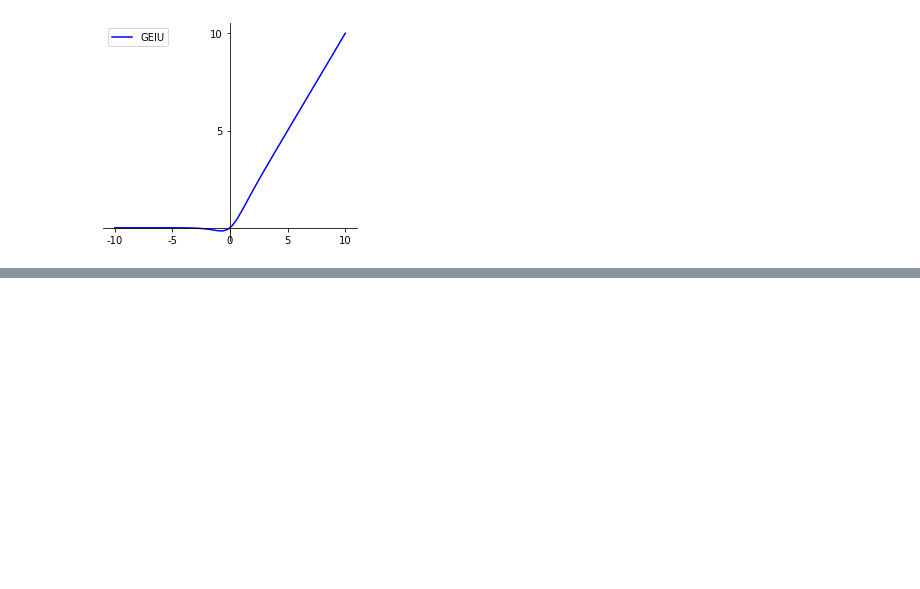
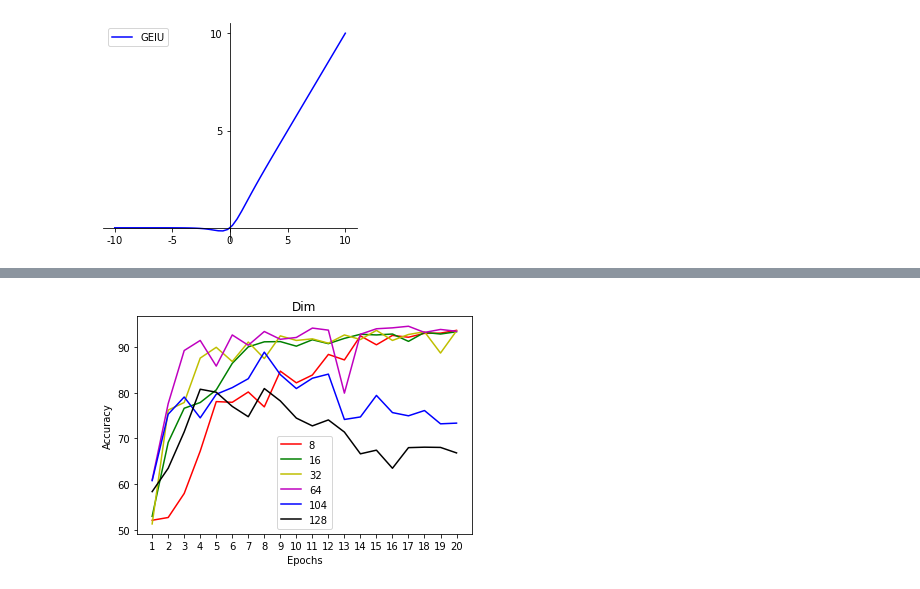
Before and after one commit to JoshuaXueJH/5100_eye_clinic, a Jupyter notebook: eye_clinic.ipynb, the cells around one changed output, grey strips where cells are left out. Saved outputs shown, nothing was run; the diff lists cells and outputs as text; code cells hidden in the pictures; blank space fills up the shorter version.

```diff
--- a/eye_clinic.ipynb
+++ b/eye_clinic.ipynb
@@ -499,0 +515,17 @@ plt.show()
+# %%
+dim_df = pd.read_csv('data/eye/dim.csv', engine='python')
+plt.plot(dim_df.iloc[0], color='r')
+plt.plot(dim_df.iloc[1], color='g')
+plt.plot(dim_df.iloc[2], color='y')
+plt.plot(dim_df.iloc[3], color='m')
+plt.plot(dim_df.iloc[4], color='b')
+plt.plot(dim_df.iloc[5], color='k')
+
+plt.legend(["8","16","32","64","104","128"])
+
+plt.ylabel('Accuracy')
+plt.xlabel('Epochs')
+plt.title('Dim')
+plt.show()
+# %% [output]
+[figure, added]
```
Also changed, not shown: parts of 3 cells of this notebook.
